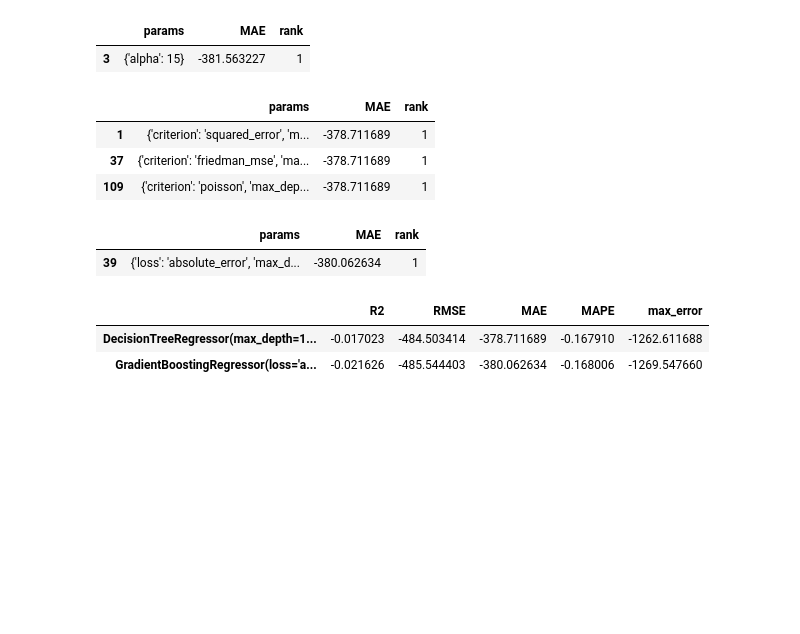
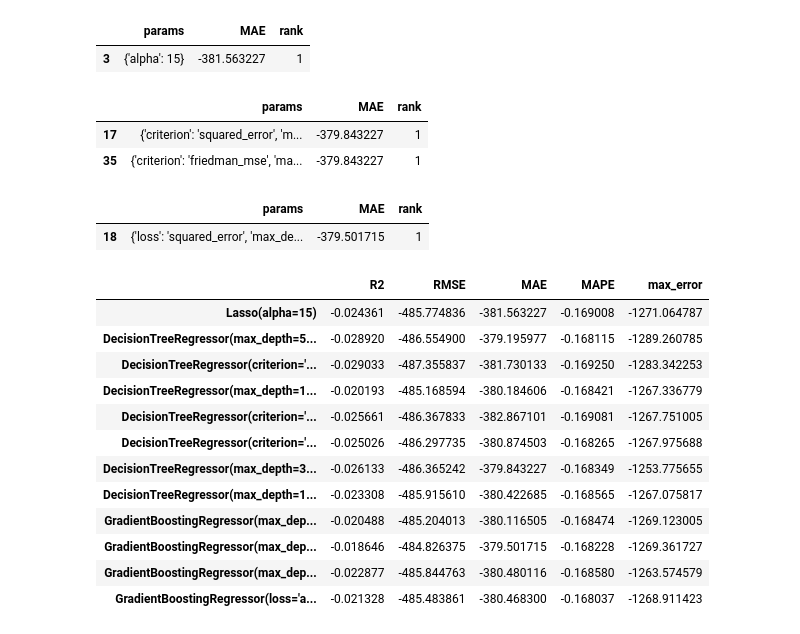
Before and after one commit to maaliskuussa/DS_course_BMSTU2023, a Jupyter notebook: Prediction.ipynb, the cells around one changed output. Cells and saved outputs as stored; diff of their text form; code cells hidden in the pictures; blank space fills up the shorter version.

```diff
--- a/Prediction.ipynb
+++ b/Prediction.ipynb
@@ -544,20 +667,19 @@ search[search['rank']==1]
 # The number of features to consider when looking for the best split
 # %%
 params2 = {
-    'random_state': [43],
+    'random_state': [49],
     'criterion': ['squared_error', 'friedman_mse', 'absolute_error', 'poisson'],
     'splitter': ['best', 'random'],
     'max_depth': [1, 5, 3],
-    'max_features': range(4, 10)
+    'max_features': range(1, 4)
 }
 search, smodel = run_grids_params(DecisionTreeRegressor(), params2, x2_train, y2_train)
 search_models2[str(smodel)] = smodel
 search[search['rank']==1]
 # %% [output]
 |  | params | MAE | rank |
-| 1 | {'criterion': 'squared_error', 'm... | -378.711689 | 1 |
-| 37 | {'criterion': 'friedman_mse', 'ma... | -378.711689 | 1 |
-| 109 | {'criterion': 'poisson', 'max_dep... | -378.711689 | 1 |
+| 17 | {'criterion': 'squared_error', 'm... | -379.843227 | 1 |
+| 35 | {'criterion': 'friedman_mse', 'ma... | -379.843227 | 1 |
 # %%
 #параметры кросс-валидации для модели GradientBoostingRegressor 'Прочность при растяжении, МПа'
 #
@@ -577,7 +699,7 @@ search[search['rank']==1]
 # The number of features to consider when looking for the best split
 # %%
 params2 = {
-    'random_state': [48],
+    'random_state': [3128],
     'loss': ['squared_error', 'absolute_error'],
     #'criterion': ['friedman_mse', 'squared_error'],
     'n_estimators': [1, 50, 100],
@@ -589,15 +711,25 @@ search_models2[str(smodel)] = smodel
 search[search['rank']==1]
 # %% [output]
 |  | params | MAE | rank |
-| 39 | {'loss': 'absolute_error', 'max_d... | -380.062634 | 1 |
+| 18 | {'loss': 'squared_error', 'max_de... | -379.501715 | 1 |
 # %%
 # Сравнение моделей с подобранными гиперпараметрами 'Прочность при растяжении, МПа'
 # какая модель в итоге по кросс-валидации лучше
 
-model_stats_2 = evaluate_models(search_models2, x2_train, y2_train)
-model_stats_2.T.style.highlight_max(axis=0)
+model_stats2_2 = evaluate_models(search_models2, x2_train, y2_train)
+model_stats2_2.T.style.highlight_max(axis=0)
 # %% [output]
 |  | R2 | RMSE | MAE | MAPE | max_error |
-| DecisionTreeRegressor(max_depth=1... | -0.017023 | -484.503414 | -378.711689 | -0.167910 | -1262.611688 |
-| GradientBoostingRegressor(loss='a... | -0.021626 | -485.544403 | -380.062634 | -0.168006 | -1269.547660 |
+| Lasso(alpha=15) | -0.024361 | -485.774836 | -381.563227 | -0.169008 | -1271.064787 |
+| DecisionTreeRegressor(max_depth=5... | -0.028920 | -486.554900 | -379.195977 | -0.168115 | -1289.260785 |
+| DecisionTreeRegressor(criterion='... | -0.029033 | -487.355837 | -381.730133 | -0.169250 | -1283.342253 |
+| DecisionTreeRegressor(max_depth=1... | -0.020193 | -485.168594 | -380.184606 | -0.168421 | -1267.336779 |
+| DecisionTreeRegressor(criterion='... | -0.025661 | -486.367833 | -382.867101 | -0.169081 | -1267.751005 |
+| DecisionTreeRegressor(criterion='... | -0.025026 | -486.297735 | -380.874503 | -0.168265 | -1267.975688 |
+| DecisionTreeRegressor(max_depth=3... | -0.026133 | -486.365242 | -379.843227 | -0.168349 | -1253.775655 |
+| DecisionTreeRegressor(max_depth=1... | -0.023308 | -485.915610 | -380.422685 | -0.168565 | -1267.075817 |
+| GradientBoostingRegressor(max_dep... | -0.020488 | -485.204013 | -380.116505 | -0.168474 | -1269.123005 |
+| GradientBoostingRegressor(max_dep... | -0.018646 | -484.826375 | -379.501715 | -0.168228 | -1269.361727 |
+| GradientBoostingRegressor(max_dep... | -0.022877 | -485.844763 | -380.480116 | -0.168580 | -1263.574579 |
+| GradientBoostingRegressor(loss='a... | -0.021328 | -485.483861 | -380.468300 | -0.168037 | -1268.911423 |
 # %% [markdown]
```
Also changed, not shown: parts of 47 cells of this notebook.
